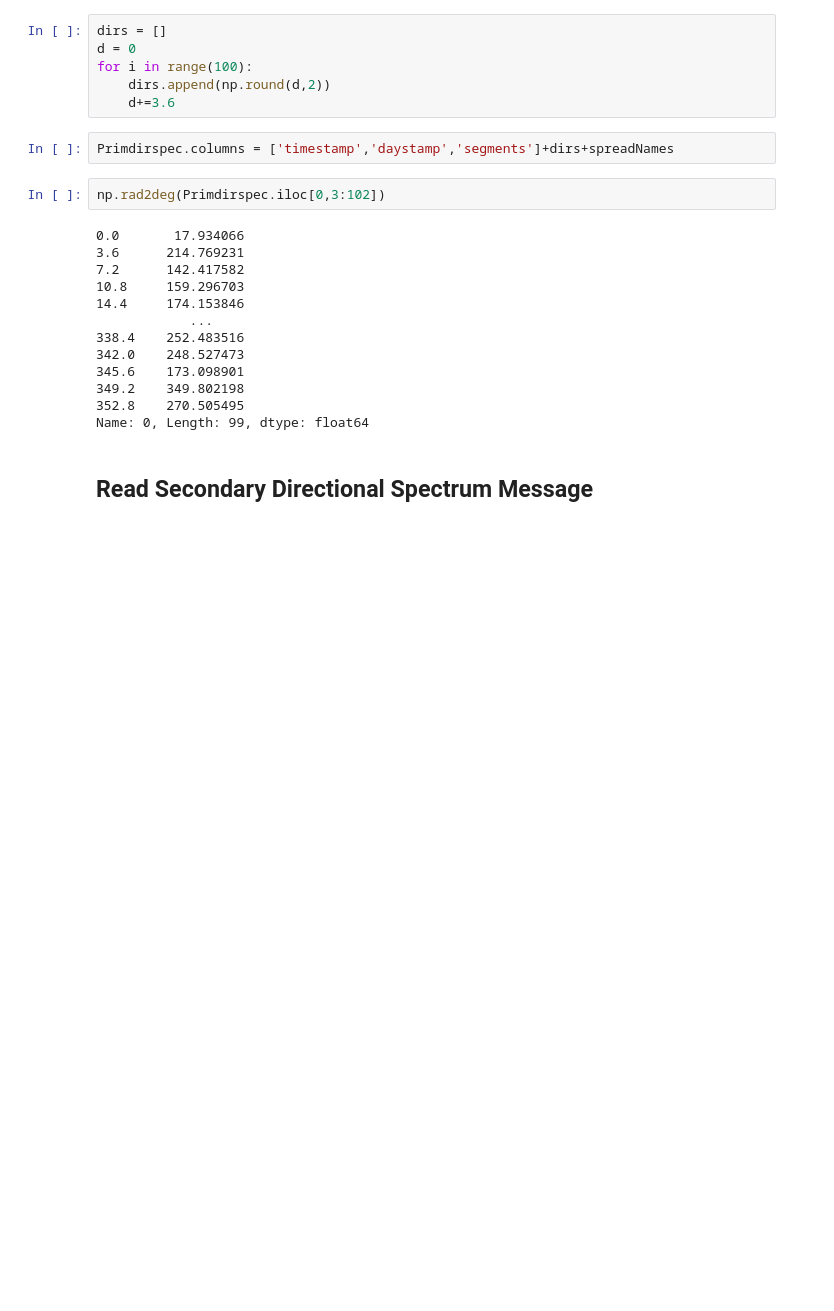
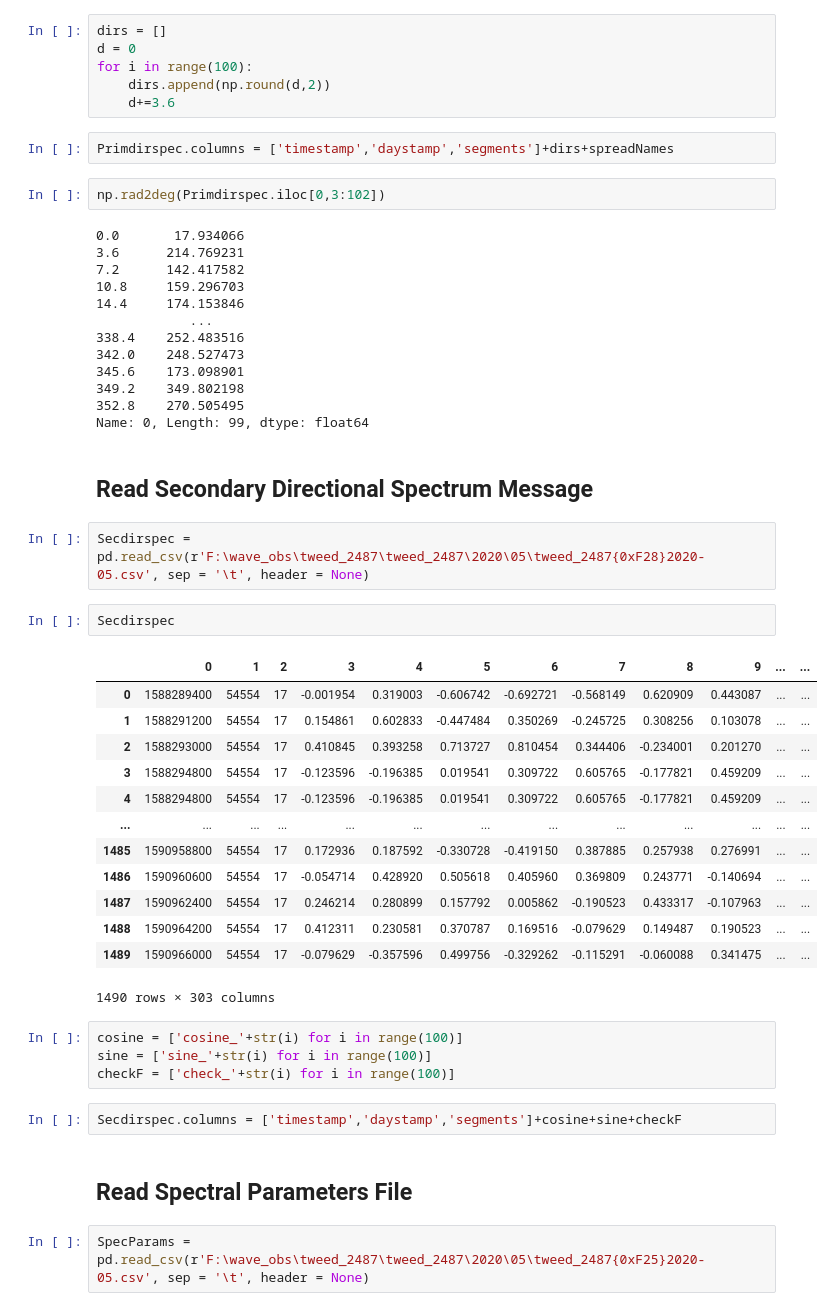
Before and after one commit to DrakonianMight/waveTools, a Jupyter notebook: Notebooks/ExploreData.ipynb, the cells around one changed output. Drawn from its saved outputs; the diff is of its cells as text; blank space fills up the shorter version.

```diff
--- a/Notebooks/ExploreData.ipynb
+++ b/Notebooks/ExploreData.ipynb
@@ -86,3 +86,31 @@ np.rad2deg(Primdirspec.iloc[0,3:102])
 Name: 0, Length: 99, dtype: float64
 # %% [markdown]
 ## Read Secondary Directional Spectrum Message
+# %%
+Secdirspec = pd.read_csv(r'F:\wave_obs\tweed_2487\tweed_2487\2020\05\tweed_2487{0xF28}2020-05.csv', sep = '\t', header = None)
+# %%
+Secdirspec
+# %% [output]
+|  | 0 | 1 | 2 | 3 | 4 | 5 | 6 | 7 | 8 | 9 | ... | ... |
+| 0 | 1588289400 | 54554 | 17 | -0.001954 | 0.319003 | -0.606742 | -0.692721 | -0.568149 | 0.620909 | 0.443087 | ... | ... |
+| 1 | 1588291200 | 54554 | 17 | 0.154861 | 0.602833 | -0.447484 | 0.350269 | -0.245725 | 0.308256 | 0.103078 | ... | ... |
+| 2 | 1588293000 | 54554 | 17 | 0.410845 | 0.393258 | 0.713727 | 0.810454 | 0.344406 | -0.234001 | 0.201270 | ... | ... |
+| 3 | 1588294800 | 54554 | 17 | -0.123596 | -0.196385 | 0.019541 | 0.309722 | 0.605765 | -0.177821 | 0.459209 | ... | ... |
+| 4 | 1588294800 | 54554 | 17 | -0.123596 | -0.196385 | 0.019541 | 0.309722 | 0.605765 | -0.177821 | 0.459209 | ... | ... |
+| ... | ... | ... | ... | ... | ... | ... | ... | ... | ... | ... | ... | ... |
+| 1485 | 1590958800 | 54554 | 17 | 0.172936 | 0.187592 | -0.330728 | -0.419150 | 0.387885 | 0.257938 | 0.276991 | ... | ... |
+| 1486 | 1590960600 | 54554 | 17 | -0.054714 | 0.428920 | 0.505618 | 0.405960 | 0.369809 | 0.243771 | -0.140694 | ... | ... |
+| 1487 | 1590962400 | 54554 | 17 | 0.246214 | 0.280899 | 0.157792 | 0.005862 | -0.190523 | 0.433317 | -0.107963 | ... | ... |
+| 1488 | 1590964200 | 54554 | 17 | 0.412311 | 0.230581 | 0.370787 | 0.169516 | -0.079629 | 0.149487 | 0.190523 | ... | ... |
+| 1489 | 1590966000 | 54554 | 17 | -0.079629 | -0.357596 | 0.499756 | -0.329262 | -0.115291 | -0.060088 | 0.341475 | ... | ... |
+1490 rows × 303 columns
+# %%
+cosine = ['cosine_'+str(i) for i in range(100)]
+sine = ['sine_'+str(i) for i in range(100)]
+checkF = ['check_'+str(i) for i in range(100)]
+# %%
+Secdirspec.columns = ['timestamp','daystamp','segments']+cosine+sine+checkF
+# %% [markdown]
+## Read Spectral Parameters File
+# %%
+SpecParams = pd.read_csv(r'F:\wave_obs\tweed_2487\tweed_2487\2020\05\tweed_2487{0xF25}2020-05.csv', sep = '\t', header = None)
```
Also changed, not shown: parts of 3 cells of this notebook, 1 other file.
